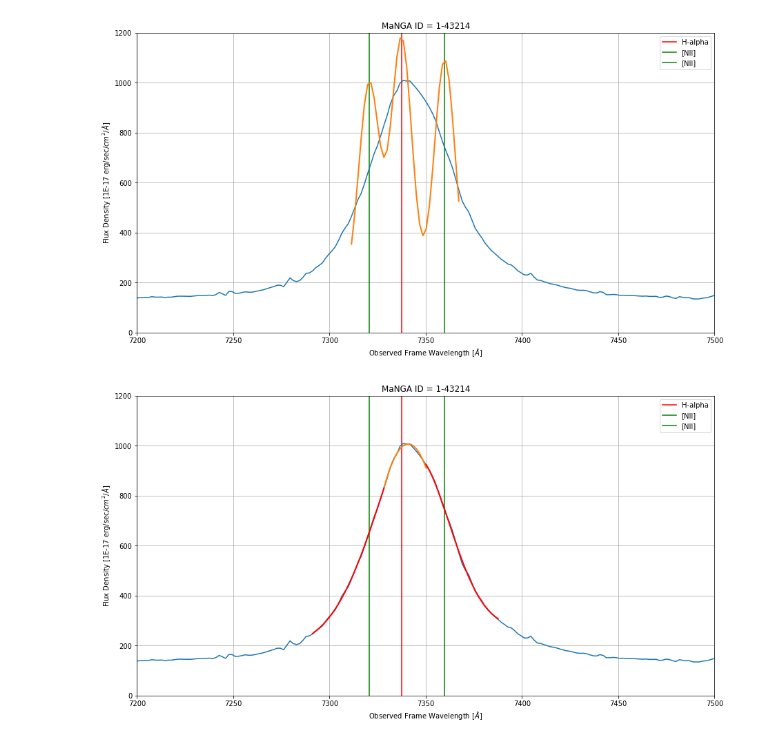
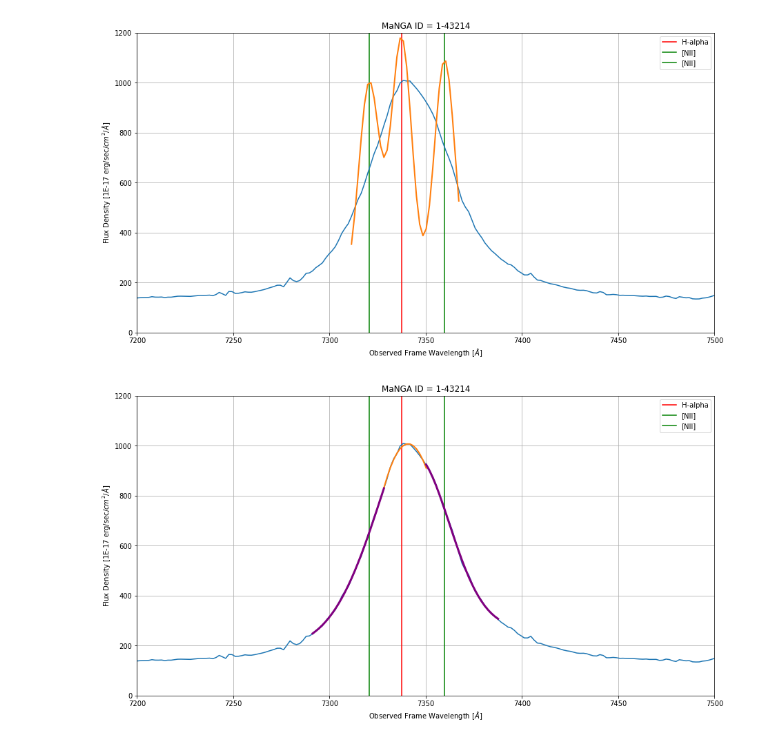
Before and after one commit to Natacha-U/Snr-Prj, a Jupyter notebook: Notebooks/H-Alpha/H-Alpha_Gaussian_Generator_2.ipynb, the cells around one changed output. Cells and saved outputs as stored; diff of their text form; code cells hidden in the pictures.

```diff
--- a/Notebooks/H-Alpha/H-Alpha_Gaussian_Generator_2.ipynb
+++ b/Notebooks/H-Alpha/H-Alpha_Gaussian_Generator_2.ipynb
@@ -48,5 +49,21 @@ def sigma_gen_compare(ivar, flux_masked):
 # %%
 def gaussian(x, amp, mean, sigma, base):
     return (amp * np.exp(-(x-mean)**2 / (2*sigma**2))) + base
+# %%
+def area_finder(x, y):
+#     print('x',x)
+#     print('y',y)
+    dlmd = (x[-1] - x[0])/len(x)
+#     print(dlmd)
+
+    area = (1/2)*(dlmd)*(y[0] + y[-1] + np.sum(2*(y[1:-1])))
+#     print('area', area)
+
+    subtract = y[0] * (x[-1] - x[0])
+
+    subtracted_area = area - subtract
+#     print(subtracted_area)
+
+    return subtracted_area
 # %% [markdown]
 6563 6548 6583
@@ -500,33 +595,33 @@ for plateifu in obj1_43214:
     base_6583 = min(sumflux_slice_6583)
 
     p0_ha = [amp_ha, mean_ha, sigma_ha, base_ha]
     p0_6548 = [amp_6548, mean_6548, sigma_6548, base_6548]
     p0_6583 = [amp_6583, mean_6583, sigma_6583, base_6583]
 
     popt_ha, pcov_ha = curve_fit(gaussian, wave_slice_ha, sumflux_slice_ha, p0 = p0_ha)
     popt_6548, pcov_6548 = curve_fit(gaussian, wave_slice_6548, sumflux_slice_6548, p0 = p0_6548)
     popt_6583, pcov_6583 = curve_fit(gaussian, wave_slice_6583, sumflux_slice_6583, p0 = p0_6583)
 
     plt.figure(figsize = (15,8))
     plt.grid()
     plt.axvline(6563*(1+plateifu[1]), color = 'red', label = 'H-alpha')
     plt.axvline(6548*(1+plateifu[1]), color = 'green', label = '[NII]')
     plt.axvline(6583*(1+plateifu[1]), color = 'green', label = '[NII]')
     plt.legend()
 
     plt.xlim(7200, 7500)
     plt.ylim(0,1200)
 
     plt.xlabel('Observed Frame Wavelength ' + r'[$\AA$]')
     plt.ylabel('Flux Density [1E-17 erg/sec/'+r'$cm^2$/'+r'$\AA$]')
     plt.title(f'MaNGA ID = {mangaid}')
 
     plt.plot(wave, sumflux)
 
     plt.plot(wave_slice_ha, gaussian(wave_slice_ha, *popt_ha), linewidth = 2)
-    plt.plot(wave_slice_6548, gaussian(wave_slice_6548, *popt_6548), linewidth = 2, color = 'red')
-    plt.plot(wave_slice_6583, gaussian(wave_slice_6583, *popt_6583), linewidth = 2, color = 'red')
+    plt.plot(wave_slice_6548, gaussian(wave_slice_6548, *popt_6548), linewidth = 3, color = 'purple')
+    plt.plot(wave_slice_6583, gaussian(wave_slice_6583, *popt_6583), linewidth = 3, color = 'purple')
 
     plt.show()
 # %% [output]
-[figure, old version]
+[figure, new version]
```
Also changed, not shown: parts of 11 cells of this notebook, 3 other files.
